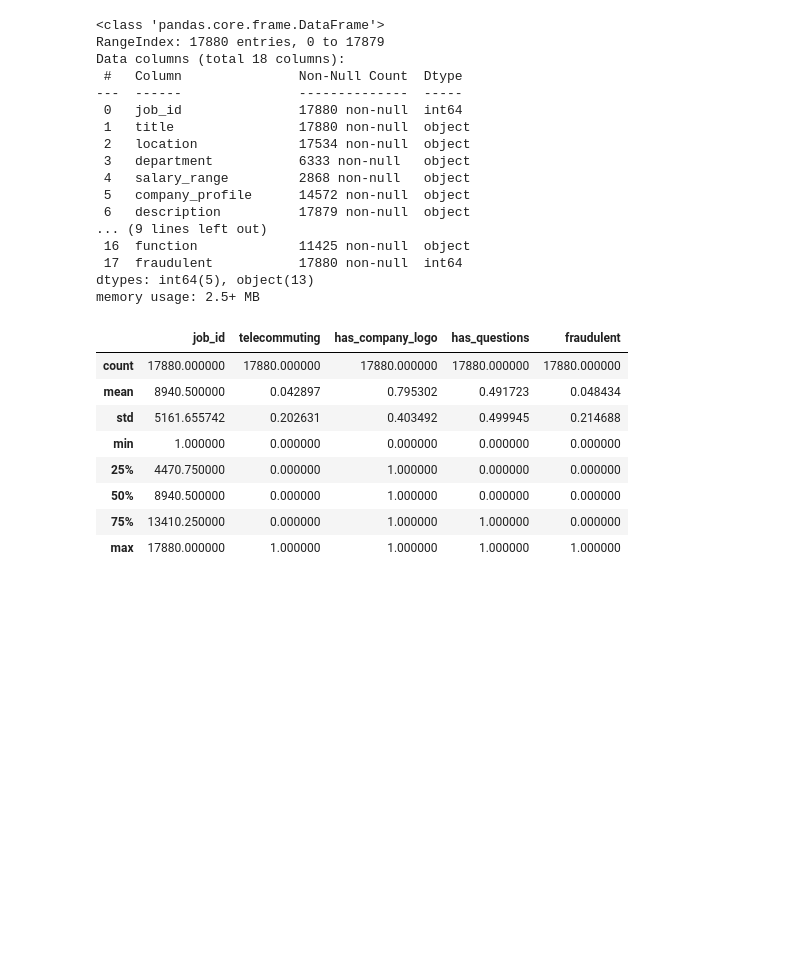
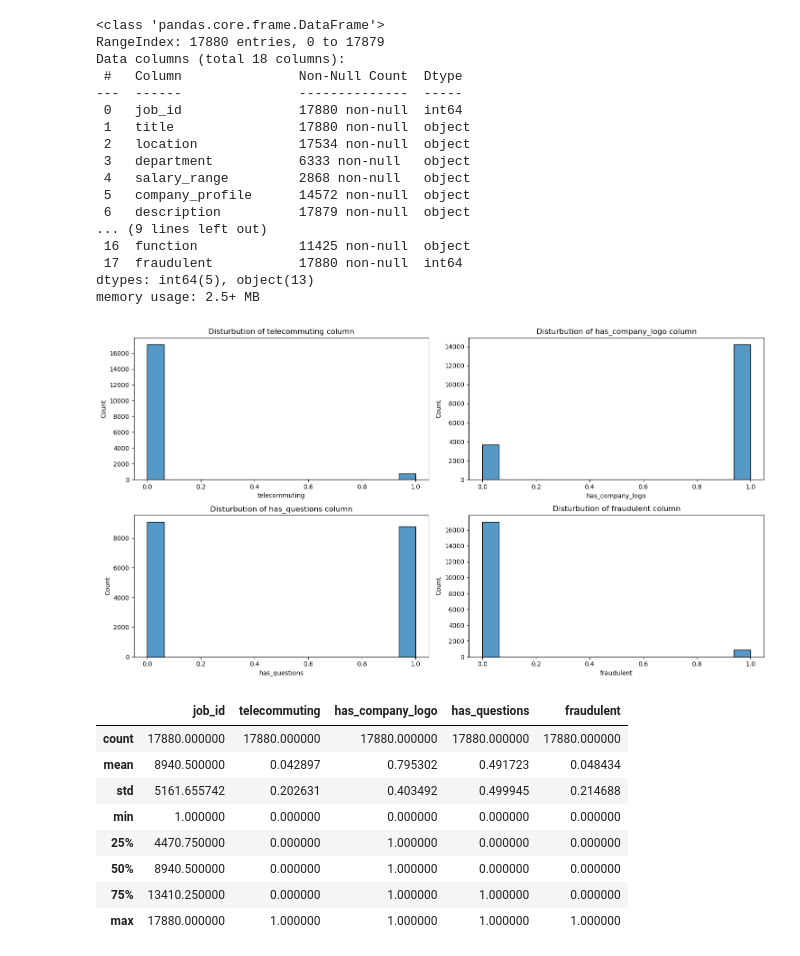
Before and after one commit to Durgaprasath01415/DS-Fake-Job-Prediction, a Jupyter notebook: Fraudulent Job Classification.ipynb, the cells around one changed output. Cells and saved outputs as stored; diff of their text form; code cells hidden in the pictures; blank space fills up the shorter version.

```diff
--- a/Fraudulent Job Classification.ipynb
+++ b/Fraudulent Job Classification.ipynb
@@ -36,6 +63,18 @@ Data columns (total 18 columns):
  17  fraudulent           17880 non-null  int64
 dtypes: int64(5), object(13)
 memory usage: 2.5+ MB
+# %%
+numerical_columns = ['telecommuting','has_company_logo','has_questions','fraudulent']
+# %%
+plt.figure(figsize=(15,8))
+for index,col in enumerate(numerical_columns):
+    plt.subplot(2,2,index+1)
+    sns.histplot(data[col])
+    plt.title(f'Disturbution of {col} column')
+plt.tight_layout()
+plt.show()
+# %% [output]
+[figure, added]
 # %%
 data.describe()
 # %% [output]
```
Also changed, not shown: parts of 37 cells of this notebook.
